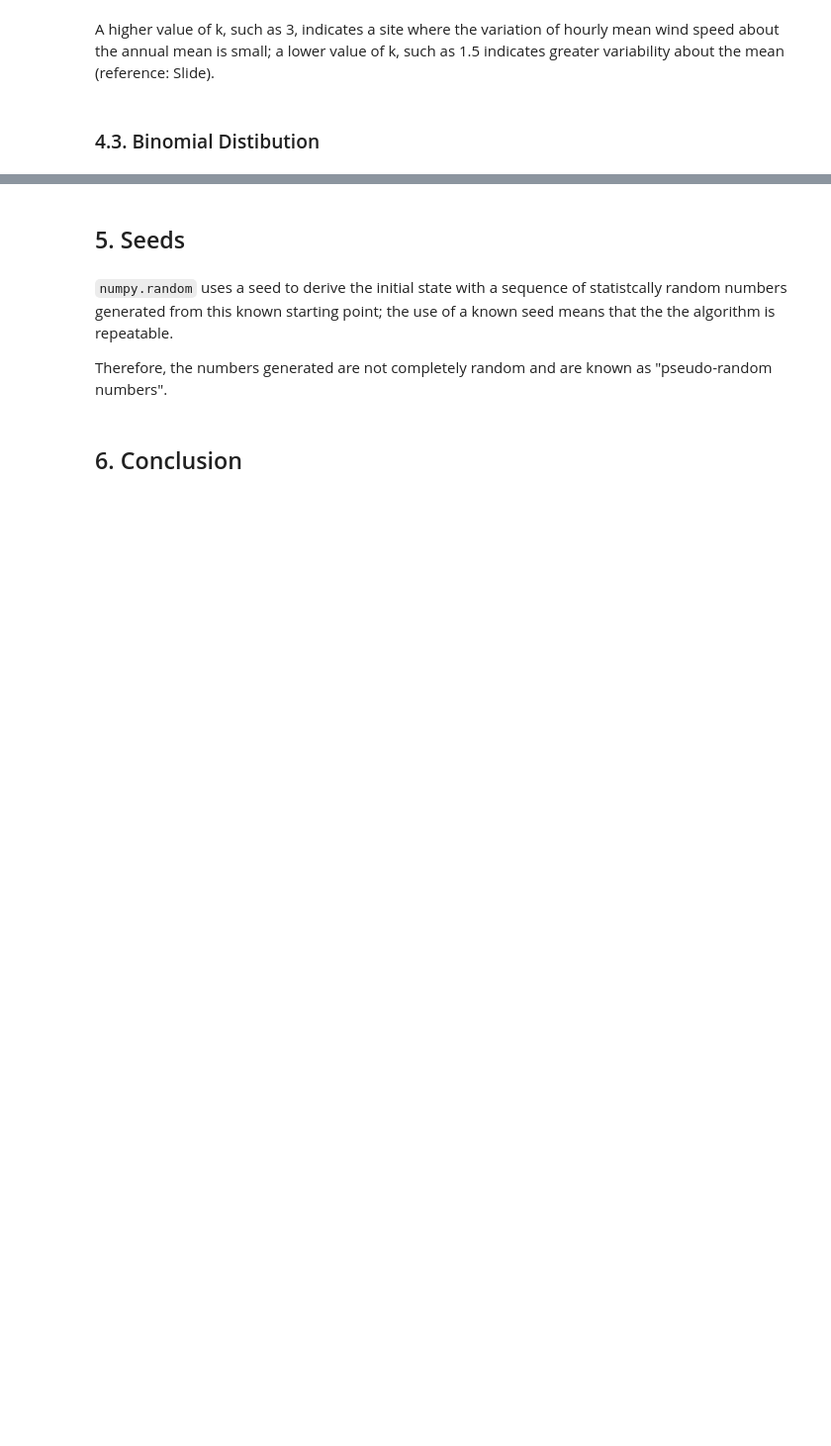
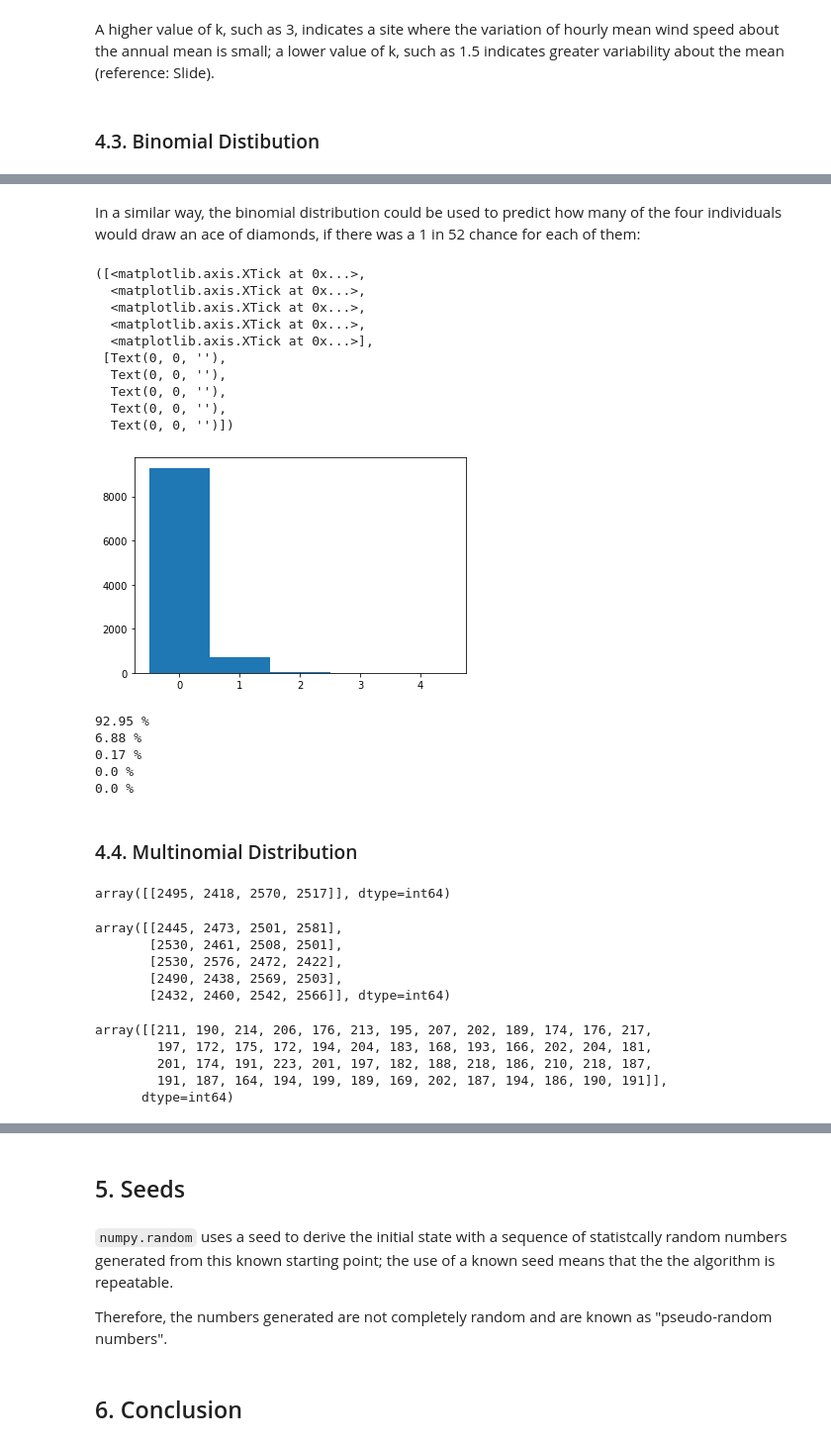
Before and after one commit to AndyWalker81/ProgrammingForDataAnalysis_Assessment, a Jupyter notebook: numpy-random.ipynb, the cells around one changed output, grey strips where cells are left out. Shown: that part at 99% size. Cells and saved outputs as stored; diff of their text form; code cells hidden in the pictures; blank space fills up the shorter version.

```diff
--- a/numpy-random.ipynb
+++ b/numpy-random.ipynb
@@ -904,0 +946,58 @@ plt.hist(b)
+# %% [markdown]
+In a similar way, the binomial distribution could be used to predict how many of the four individuals would draw an ace of diamonds, if there was a 1 in 52 chance for each of them:
+# %%
+s = rng.binomial(4,1/52,10000)
+bins = np.arange(6) - 0.5
+plt.hist(s, bins)
+plt.xticks(range(5))
+# %% [output]
+([<matplotlib.axis.XTick at 0x...>,
+  <matplotlib.axis.XTick at 0x...>,
+  <matplotlib.axis.XTick at 0x...>,
+  <matplotlib.axis.XTick at 0x...>,
+  <matplotlib.axis.XTick at 0x...>],
+ [Text(0, 0, ''),
+  Text(0, 0, ''),
+  Text(0, 0, ''),
+  Text(0, 0, ''),
+  Text(0, 0, '')])
+[figure, added]
+# %%
+a = sum(s == 0)/100
+b = sum(s == 1)/100
+c = sum(s == 2)/100
+d = sum(s == 3)/100
+e = sum(s == 4)/100
+print((a),'%')
+print((b),'%')
+print((c),'%')
+print((d),'%')
+print((e),'%')
+# %% [output]
+92.95 %
+6.88 %
+0.17 %
+0.0 %
+0.0 %
+# %% [markdown]
+### 4.4. Multinomial Distribution
+# %%
+rng.multinomial(10000, [1/4]*4, size=1)
+# %% [output]
+array([[2495, 2418, 2570, 2517]], dtype=int64)
+# %%
+rng.multinomial(10000, [1/4]*4, size=5)
+# %% [output]
+array([[2445, 2473, 2501, 2581],
+       [2530, 2461, 2508, 2501],
+       [2530, 2576, 2472, 2422],
+       [2490, 2438, 2569, 2503],
+       [2432, 2460, 2542, 2566]], dtype=int64)
+# %%
+rng.multinomial(10000, [1/52]*52, size=1)
+# %% [output]
+array([[211, 190, 214, 206, 176, 213, 195, 207, 202, 189, 174, 176, 217,
+        197, 172, 175, 172, 194, 204, 183, 168, 193, 166, 202, 204, 181,
+        201, 174, 191, 223, 201, 197, 182, 188, 218, 186, 210, 218, 187,
+        191, 187, 164, 194, 199, 189, 169, 202, 187, 194, 186, 190, 191]],
+      dtype=int64)
```
Also changed, not shown: parts of 69 cells of this notebook.
